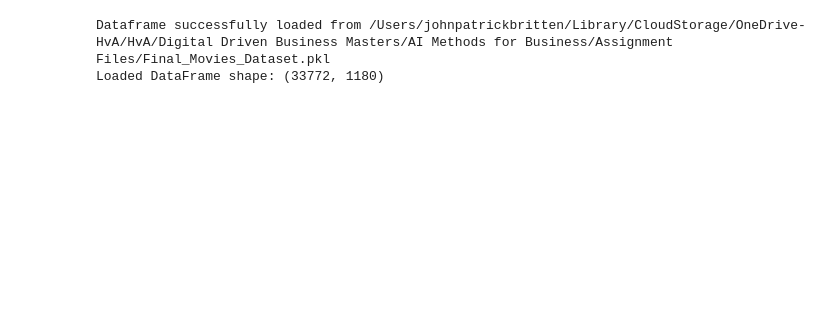
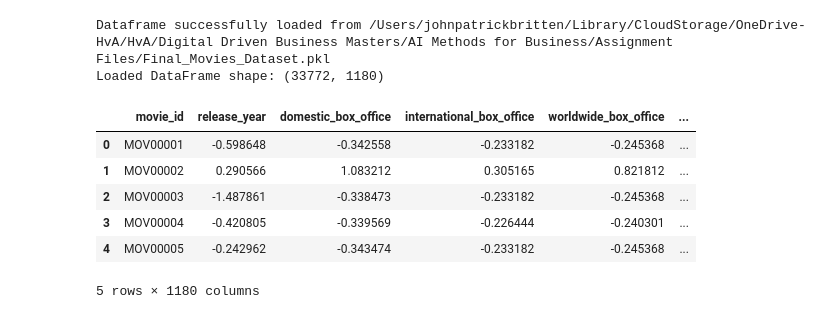
Before and after one commit to YoungJun173/DDB_AI_Group_Assignmen, a Jupyter notebook: Playground Notebooks/Modeling.ipynb, the cells around one changed output. Drawn from its saved outputs; the diff is of its cells as text; code cells hidden in the pictures; blank space fills up the shorter version.

```diff
--- a/Playground Notebooks/Modeling.ipynb
+++ b/Playground Notebooks/Modeling.ipynb
@@ -34,3 +34,13 @@ except Exception as e:
 # %% [output]
 Dataframe successfully loaded from /Users/johnpatrickbritten/Library/CloudStorage/OneDrive-HvA/HvA/Digital Driven Business Masters/AI Methods for Business/Assignment Files/Final_Movies_Dataset.pkl
 Loaded DataFrame shape: (33772, 1180)
+# %%
+final_loaded_df.head()
+# %% [output]
+|  | movie_id | release_year | domestic_box_office | international_box_office | worldwide_box_office | ... |
+| 0 | MOV00001 | -0.598648 | -0.342558 | -0.233182 | -0.245368 | ... |
+| 1 | MOV00002 | 0.290566 | 1.083212 | 0.305165 | 0.821812 | ... |
+| 2 | MOV00003 | -1.487861 | -0.338473 | -0.233182 | -0.245368 | ... |
+| 3 | MOV00004 | -0.420805 | -0.339569 | -0.226444 | -0.240301 | ... |
+| 4 | MOV00005 | -0.242962 | -0.343474 | -0.233182 | -0.245368 | ... |
+5 rows × 1180 columns
```
